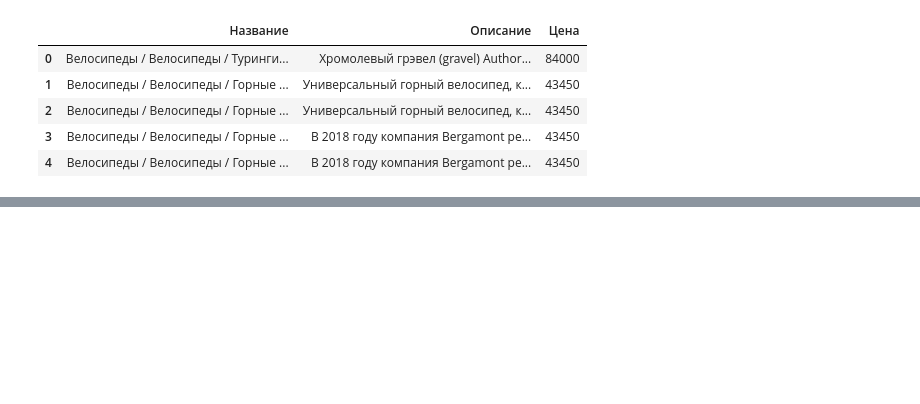
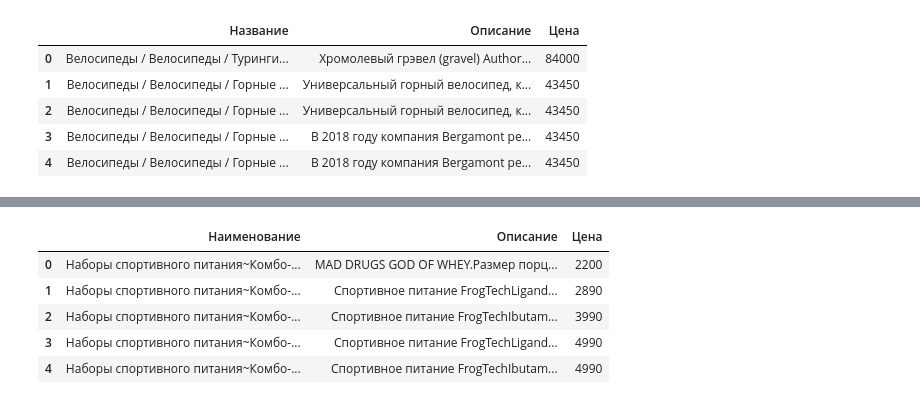
Before and after one commit to kbrodt/offer_search, a Jupyter notebook: how_to_elastic.ipynb, the cells around one changed output, grey strips where cells are left out. Drawn from its saved outputs; the diff is of its cells as text; code cells hidden in the pictures; blank space fills up the shorter version.

```diff
--- a/how_to_elastic.ipynb
+++ b/how_to_elastic.ipynb
@@ -26,0 +45,10 @@ for _, row in data.iterrows():
+# %%
+data = pd.read_excel('./data/sport/gold-standart.com/data_cleaned.xls')
+data.head()
+# %% [output]
+|  | Наименование | Описание | Цена |
+| 0 | Наборы спортивного питания~Комбо-... | MAD DRUGS GOD OF WHEY.Размер порц... | 2200 |
+| 1 | Наборы спортивного питания~Комбо-... | Спортивное питание FrogTechLigand... | 2890 |
+| 2 | Наборы спортивного питания~Комбо-... | Спортивное питание FrogTechIbutam... | 3990 |
+| 3 | Наборы спортивного питания~Комбо-... | Спортивное питание FrogTechLigand... | 4990 |
+| 4 | Наборы спортивного питания~Комбо-... | Спортивное питание FrogTechIbutam... | 4990 |
```
Also changed, not shown: parts of 16 cells of this notebook, 2 other files.
